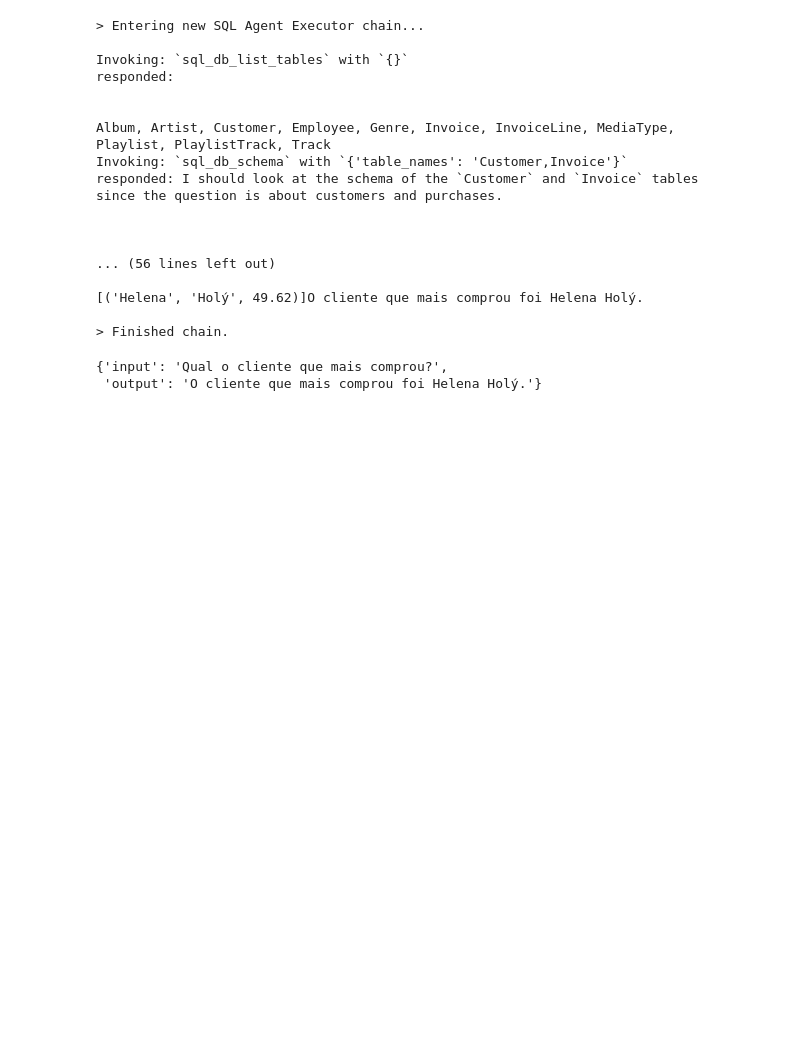
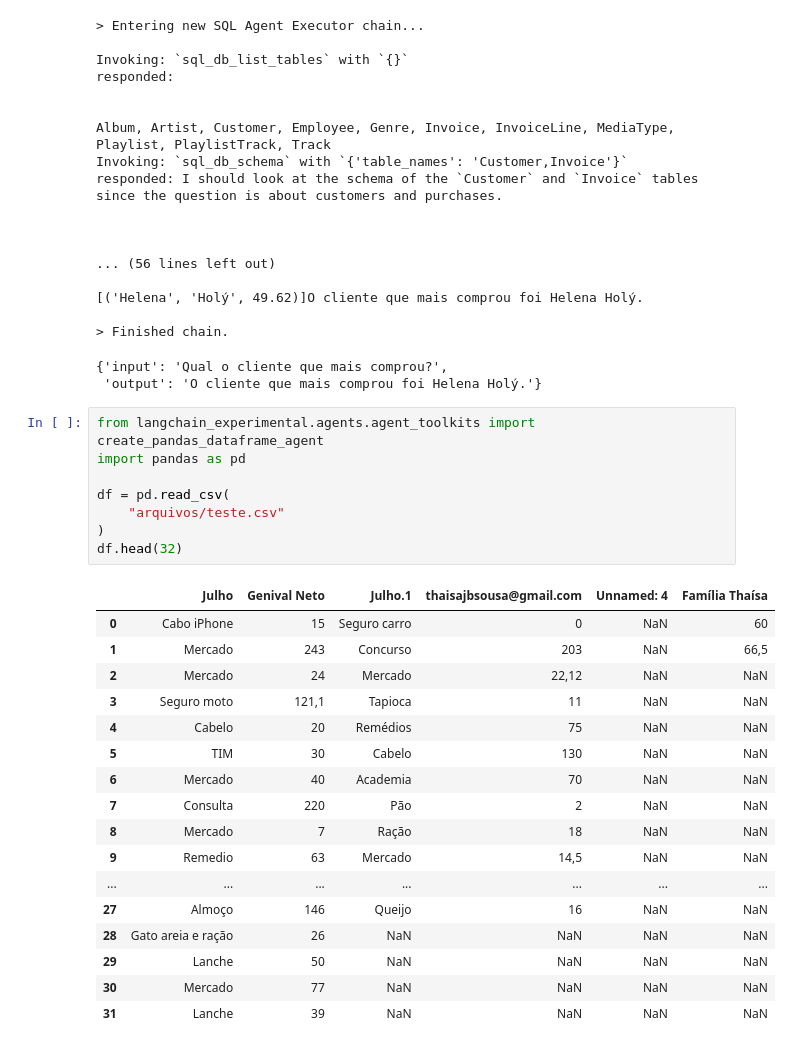
Before and after one commit to genivalc/python, a Jupyter notebook: LangChain/14_agent_toolkits.ipynb, the cells around one changed output. Saved outputs shown, nothing was run; the diff lists cells and outputs as text; blank space fills up the shorter version.

```diff
--- a/LangChain/14_agent_toolkits.ipynb
+++ b/LangChain/14_agent_toolkits.ipynb
@@ -186,3 +185,29 @@ responded: I should look at the schema of the `Customer` and `Invoice` tables si
 > Finished chain.
 {'input': 'Qual o cliente que mais comprou?',
  'output': 'O cliente que mais comprou foi Helena Holý.'}
+# %%
+from langchain_experimental.agents.agent_toolkits import create_pandas_dataframe_agent
+import pandas as pd
+
+df = pd.read_csv(
+    "arquivos/teste.csv"
+)
+df.head(32)
+# %% [output]
+|  | Julho | Genival Neto | Julho.1 | thaisajbsousa@gmail.com | Unnamed: 4 | Família Thaísa |
+| 0 | Cabo iPhone | 15 | Seguro carro | 0 | NaN | 60 |
+| 1 | Mercado | 243 | Concurso | 203 | NaN | 66,5 |
+| 2 | Mercado | 24 | Mercado | 22,12 | NaN | NaN |
+| 3 | Seguro moto | 121,1 | Tapioca | 11 | NaN | NaN |
+| 4 | Cabelo | 20 | Remédios | 75 | NaN | NaN |
+| 5 | TIM | 30 | Cabelo | 130 | NaN | NaN |
+| 6 | Mercado | 40 | Academia | 70 | NaN | NaN |
+| 7 | Consulta | 220 | Pão | 2 | NaN | NaN |
+| 8 | Mercado | 7 | Ração | 18 | NaN | NaN |
+| 9 | Remedio | 63 | Mercado | 14,5 | NaN | NaN |
+| ... | ... | ... | ... | ... | ... | ... |
+| 27 | Almoço | 146 | Queijo | 16 | NaN | NaN |
+| 28 | Gato areia e ração | 26 | NaN | NaN | NaN | NaN |
+| 29 | Lanche | 50 | NaN | NaN | NaN | NaN |
+| 30 | Mercado | 77 | NaN | NaN | NaN | NaN |
+| 31 | Lanche | 39 | NaN | NaN | NaN | NaN |
```
Also changed, not shown: parts of 10 cells of this notebook.
